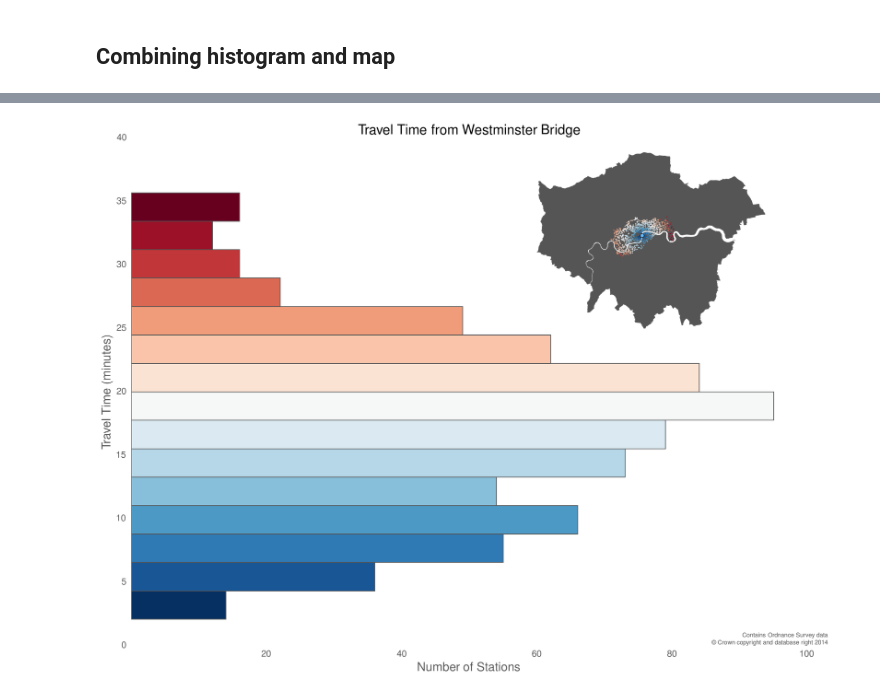
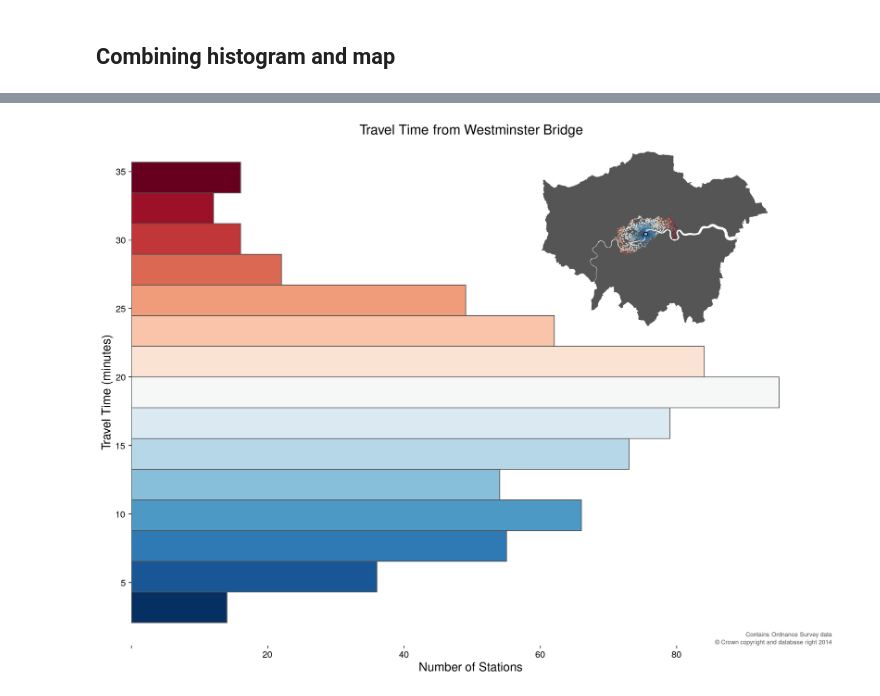
Before and after one commit to urschrei/Geopython, a Jupyter notebook: isochrone.ipynb, the cells around one changed output, grey strips where cells are left out. Drawn from its saved outputs; the diff is of its cells as text; code cells hidden in the pictures.

```diff
--- a/isochrone.ipynb
+++ b/isochrone.ipynb
@@ -182,6 +69,7 @@ stations['travel_time'] /=  60.
-# %%
-# replace travel time of < 1 with 1. minutes - not sure about this
-# stations.loc[stations['travel_time'] <= 1., 'travel_time'] = 1.
-# save our original DataFrame - we're going to drop empty travel time stations
-stations_orig = pd.DataFrame(stations)
-stations = stations.dropna()
+# %%
+centroid_wgs = Point(-0.12204, 51.50083)
+centroid_geom = (
+    gp.GeoSeries([centroid_wgs], crs='EPSG:4326').to_crs('EPSG:27700').iloc[0]
+)
+centroid = (centroid_geom.x, centroid_geom.y)
+centroid
@@ -187,0 +80,2 @@ stations = stations.dropna()
+# %%
+stations['centroid_distance'] = stations.geometry.distance(centroid_geom)
@@ -188,4 +86,7 @@ stations = stations.dropna()
 # %%
+stations_orig = stations.copy()
+stations = stations.dropna(subset=['travel_time'])
+
 # this station is closest to the centroid
-stations.ix[stations['centroid_distance'].idxmin()]
+stations.loc[stations['centroid_distance'].idxmin()]
 # %% [output]
@@ -426,44 +258,32 @@ plt.show()
 # %% [markdown]
 ## Combining histogram and map
 # %%
-plt.clf()
-fig = plt.figure()
-ax = fig.add_subplot(111, axisbg='w', frame_on=False)
+fig, ax = plt.subplots(figsize=(16, 12), facecolor='w')
+ax.set_frame_on(False)
 
-# stations['travel_time'].plot(kind='hist', orientation='horizontal', bins=15, color='#555555', ax=ax)
-cm = plt.cm.get_cmap('RdBu_r')
+cmap = plt.get_cmap('RdBu_r')
 n, bins, patches = ax.hist(
     stations['travel_time'],
     bins=15, orientation='horizontal',
     color='#555555',
     ec='#555555',
-    lw=1.)
+    lw=1.0,
+)
 
-# manually impose colour map
 bin_centers = 0.5 * (bins[:-1] + bins[1:])
 normed = Normalize()
 for c, p in zip(normed(bin_centers), patches):
-    plt.setp(p, 'facecolor', cm(c))
-
-# fix ticks and grids
-# histogram plotted on weird axes
-axh = plt.gca()
-axh.grid(b=None)
+    plt.setp(p, 'facecolor', cmap(c))
 
 ax.set_xlabel('Number of Stations', size=16)
 ax.set_ylabel('Travel Time (minutes)', size=16)
+ax.tick_params(axis='both', labelsize=12)
 xticks = ax.xaxis.get_major_ticks()
-for tick in xticks:
-    tick.label.set_fontsize(12)
 xticks[0].label1.set_visible(False)
-yticks = ax.yaxis.get_major_ticks()
-for tick in yticks:
-    tick.label.set_fontsize(12)
-ax.grid(b=None)
+ax.grid(False)
 
-plt.title("Travel Time from Westminster Bridge", size=18)
-# We need to reproduce the OS Data copyright licence
-smallprint = ax.text(
+ax.set_title('Travel Time from Westminster Bridge', size=18)
+ax.text(
     1.03, 0,
     r'\begin{flushright}Contains Ordnance Survey data\\\copyright~Crown copyright and database right 2014\end{flushright}',
     ha='right', va='bottom',
@@ -471,37 +291,34 @@ smallprint = ax.text(
     color='#555555',
     transform=ax.transAxes,
 )
+
 # map inset
-axins = inset_axes(
-    ax,
-    width="45%", # width = % of parent_bbox
-    height=3.5,
-    loc=1)
-axins.axis[:].toggle(ticklabels=False)
+axins = inset_axes(ax, width='45%', height=3.5, loc=1)
 axins.set_axis_off()
-m.scatter(
+axins.set_aspect('equal')
+
+# London minus Thames mask
+mask = gp.GeoSeries([london_poly.difference(thames_poly)], crs='EPSG:27700')
+mask.plot(ax=axins, color='#555555', linewidth=0.0001, alpha=1.0, zorder=3)
+
+axins.scatter(
     stations['projected_lon'],
     stations['projected_lat'],
     c=stations['travel_time'],
-    color='#FF0080',
     edgecolor='none',
-    alpha=.8,
+    alpha=0.8,
     s=2.5,
     cmap='RdBu_r',
-    ax=axins,
-    vmin=stations['travel_time'].min(), vmax=stations['travel_time'].max(), zorder=5)
+    vmin=stations['travel_time'].min(),
+    vmax=stations['travel_time'].max(),
+    zorder=5,
+)
 
-m.scatter(*centroid,
-    s=25., edgecolor='#000000', alpha=1.,
-    color='#63B8FF', zorder=5, ax=axins)
+axins.scatter(
+    *centroid,
+    s=25, edgecolor='#000000', alpha=1.0, color='#63B8FF', zorder=5,
+)
 
-# this makes the Thames transparent
-lp = PatchCollection(
-    [PolygonPatch(poly) for poly in london_poly.difference(Polygon(m.thames[0]).buffer(0))],
-    color='#555555', lw=.0001, alpha=1., zorder=3, match_original=False)
-
-axins.add_collection(lp)
-# fig.set_size_inches(7.28, 5.25)
-plt.savefig("data/inset.png", format="png", bbox_inches='tight', transparent=True, alpha=True, dpi=300)
+plt.savefig('data/inset.png', format='png', bbox_inches='tight', transparent=True, dpi=300)
 plt.show()
 # %% [output]
@@ -509 +325 @@ plt.show()
-[figure, old version]
+[figure, new version]
```
Also changed, not shown: parts of 41 cells of this notebook, 5 other files.
